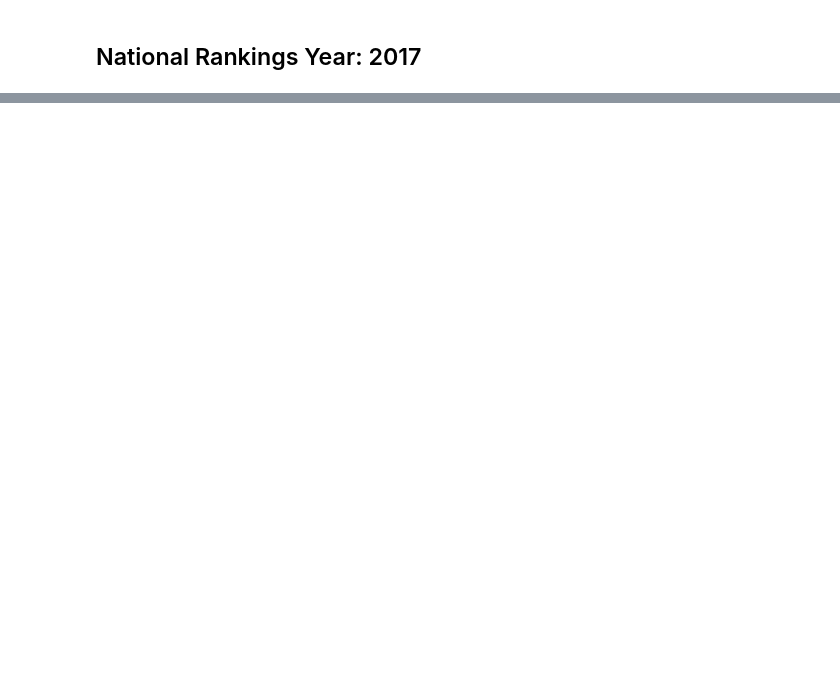
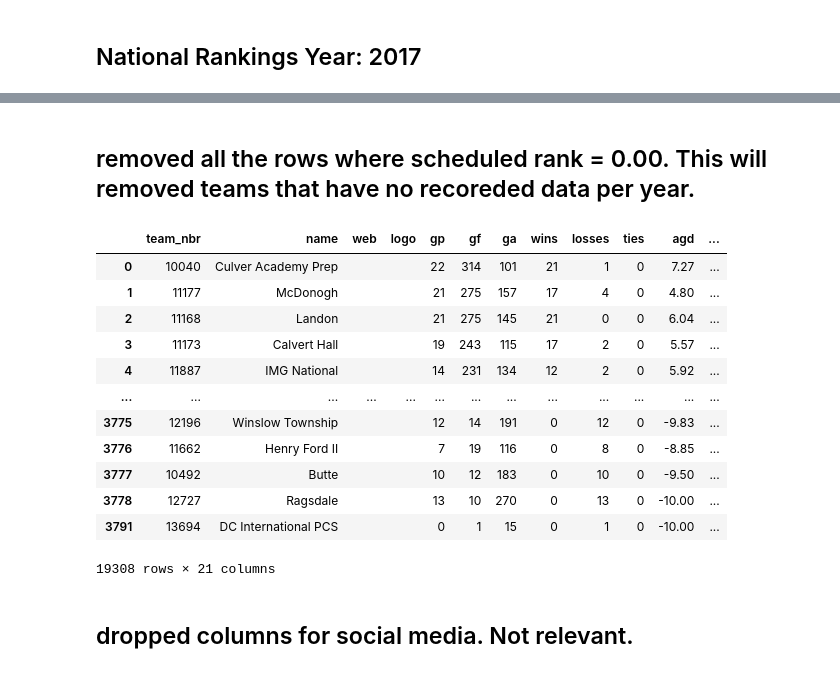
Before and after one commit to Tyost24/Capstone, a Jupyter notebook: notebooks/LaxScrape.ipynb, the cells around one changed output, grey strips where cells are left out. Drawn from its saved outputs; the diff is of its cells as text; code cells hidden in the pictures; blank space fills up the shorter version.

```diff
--- a/notebooks/LaxScrape.ipynb
+++ b/notebooks/LaxScrape.ipynb
@@ -59,0 +123,21 @@ df_2022["Year"] = 2022
+# %% [markdown]
+## removed all the rows where scheduled rank = 0.00. This will removed teams that have no recoreded data per year.
+# %%
+df_alls = df_all[df_all.sched != 0.00]
+df_alls
+# %% [output]
+|  | team_nbr | name | web | logo | gp | gf | ga | wins | losses | ties | agd | ... |
+| 0 | 10040 | Culver Academy Prep |  |  | 22 | 314 | 101 | 21 | 1 | 0 | 7.27 | ... |
+| 1 | 11177 | McDonogh |  |  | 21 | 275 | 157 | 17 | 4 | 0 | 4.80 | ... |
+| 2 | 11168 | Landon |  |  | 21 | 275 | 145 | 21 | 0 | 0 | 6.04 | ... |
+| 3 | 11173 | Calvert Hall |  |  | 19 | 243 | 115 | 17 | 2 | 0 | 5.57 | ... |
+| 4 | 11887 | IMG National |  |  | 14 | 231 | 134 | 12 | 2 | 0 | 5.92 | ... |
+| ... | ... | ... | ... | ... | ... | ... | ... | ... | ... | ... | ... | ... |
+| 3775 | 12196 | Winslow Township |  |  | 12 | 14 | 191 | 0 | 12 | 0 | -9.83 | ... |
+| 3776 | 11662 | Henry Ford II |  |  | 7 | 19 | 116 | 0 | 8 | 0 | -8.85 | ... |
+| 3777 | 10492 | Butte |  |  | 10 | 12 | 183 | 0 | 10 | 0 | -9.50 | ... |
+| 3778 | 12727 | Ragsdale |  |  | 13 | 10 | 270 | 0 | 13 | 0 | -10.00 | ... |
+| 3791 | 13694 | DC International PCS |  |  | 0 | 1 | 15 | 0 | 1 | 0 | -10.00 | ... |
+19308 rows × 21 columns
+# %% [markdown]
+## dropped columns for social media. Not relevant.
```
Also changed, not shown: parts of 14 cells of this notebook.
